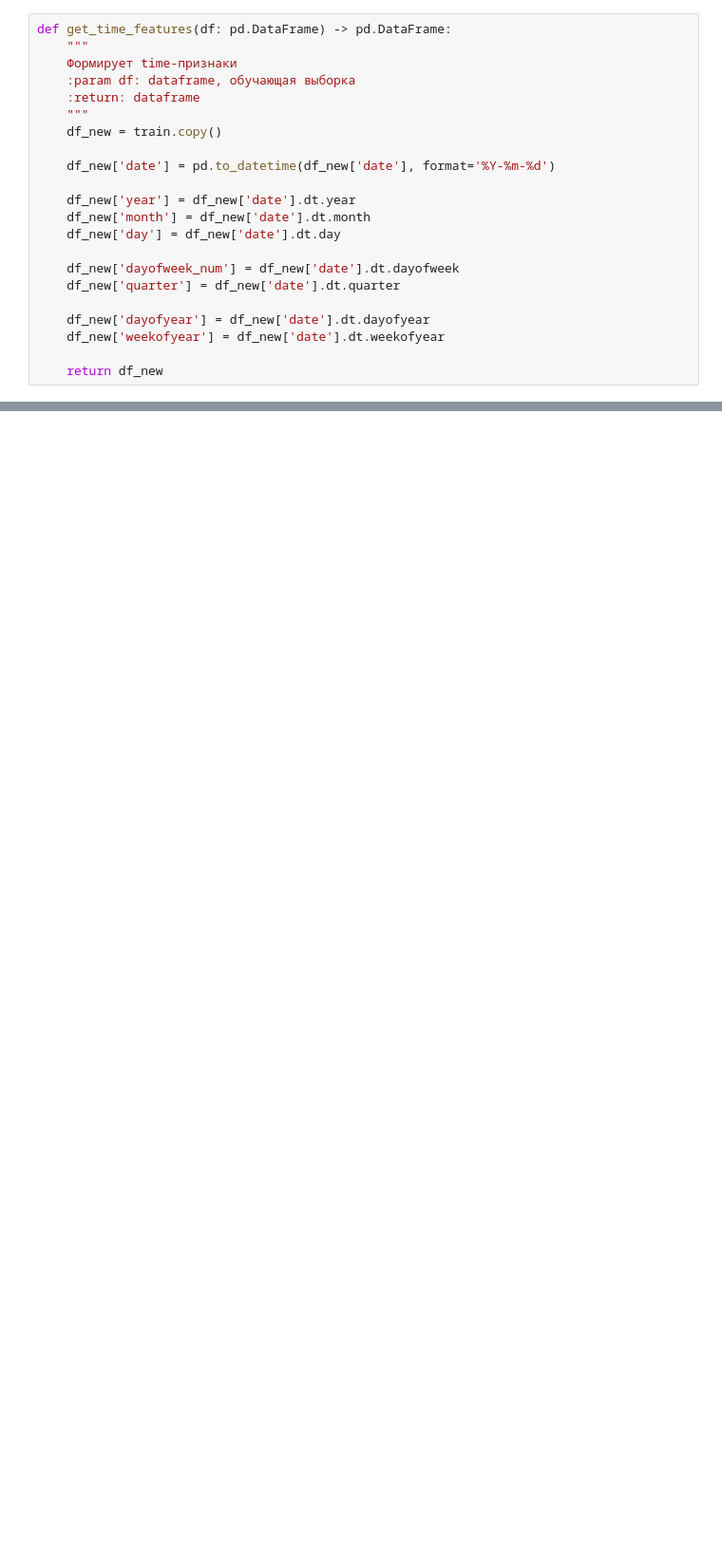
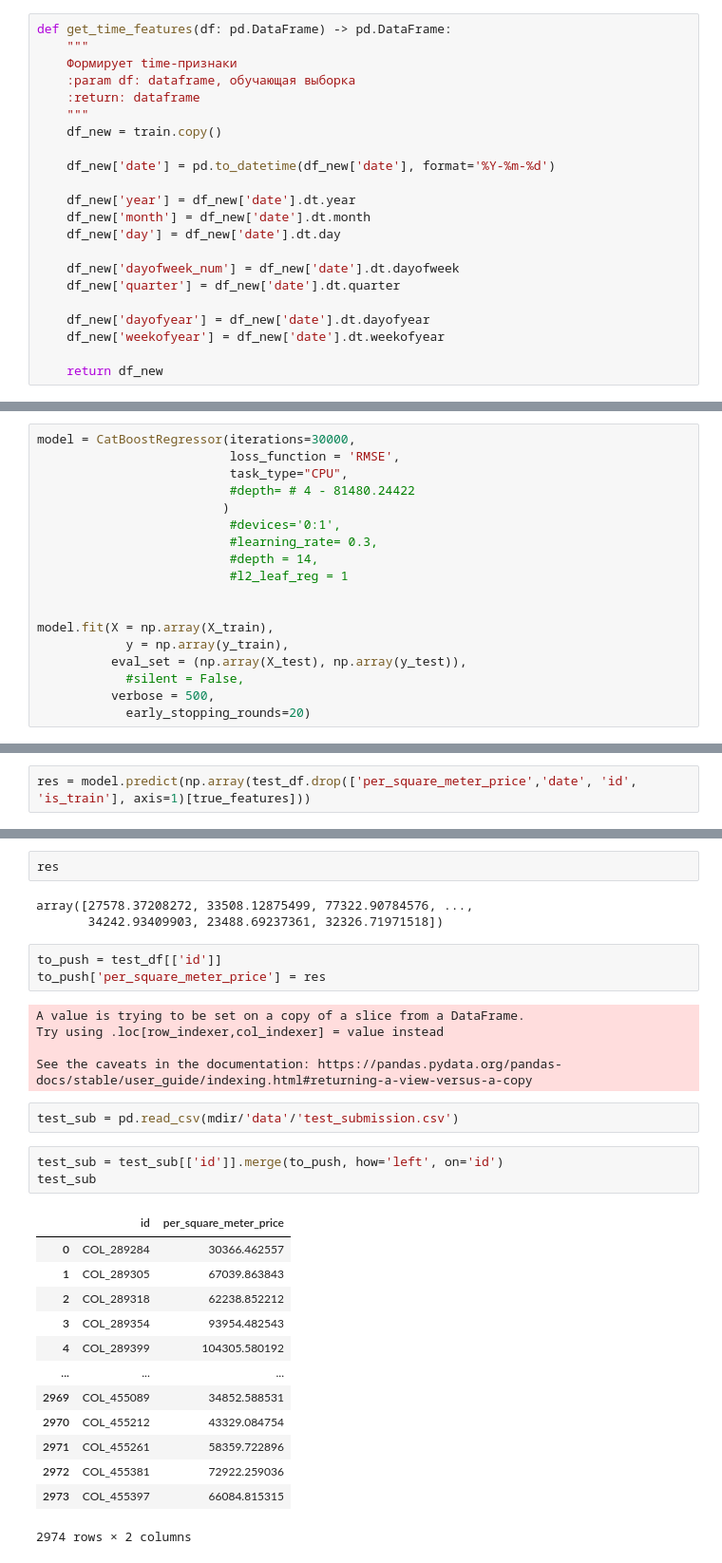
Before and after one commit to semenovdv/Ra1fHak_DS, a Jupyter notebook: notebooks/EDA.ipynb, the cells around one changed output, grey strips where cells are left out. Shown at 95% size. Saved outputs shown, nothing was run; the diff lists cells and outputs as text; blank space fills up the shorter version.

```diff
--- a/notebooks/EDA.ipynb
+++ b/notebooks/EDA.ipynb
@@ -174,0 +728,18 @@ get_time_features(train)
+# %%
+model = CatBoostRegressor(iterations=30000,
+                          loss_function = 'RMSE',
+                          task_type="CPU",
+                          #depth= # 4 - 81480.24422
+                         )
+                          #devices='0:1',
+                          #learning_rate= 0.3,
+                          #depth = 14,
+                          #l2_leaf_reg = 1
+
+
+model.fit(X = np.array(X_train),
+            y = np.array(y_train),
+          eval_set = (np.array(X_test), np.array(y_test)),
+            #silent = False,
+          verbose = 500,
+            early_stopping_rounds=20)
@@ -174,0 +857,2 @@ get_time_features(train)
+# %%
+res = model.predict(np.array(test_df.drop(['per_square_meter_price','date', 'id', 'is_train'], axis=1)[true_features]))
@@ -174,0 +872,32 @@ get_time_features(train)
+# %%
+res
+# %% [output]
+array([27578.37208272, 33508.12875499, 77322.90784576, ...,
+       34242.93409903, 23488.69237361, 32326.71971518])
+# %%
+to_push = test_df[['id']]
+to_push['per_square_meter_price'] = res
+# %% [output]
+A value is trying to be set on a copy of a slice from a DataFrame.
+Try using .loc[row_indexer,col_indexer] = value instead
+
+See the caveats in the documentation: https://pandas.pydata.org/pandas-docs/stable/user_guide/indexing.html#returning-a-view-versus-a-copy
+# %%
+test_sub = pd.read_csv(mdir/'data'/'test_submission.csv')
+# %%
+test_sub = test_sub[['id']].merge(to_push, how='left', on='id')
+test_sub
+# %% [output]
+|  | id | per_square_meter_price |
+| 0 | COL_289284 | 30366.462557 |
+| 1 | COL_289305 | 67039.863843 |
+| 2 | COL_289318 | 62238.852212 |
+| 3 | COL_289354 | 93954.482543 |
+| 4 | COL_289399 | 104305.580192 |
+| ... | ... | ... |
+| 2969 | COL_455089 | 34852.588531 |
+| 2970 | COL_455212 | 43329.084754 |
+| 2971 | COL_455261 | 58359.722896 |
+| 2972 | COL_455381 | 72922.259036 |
+| 2973 | COL_455397 | 66084.815315 |
+2974 rows × 2 columns
```
Also changed, not shown: parts of 70 cells of this notebook, 4 other files.
